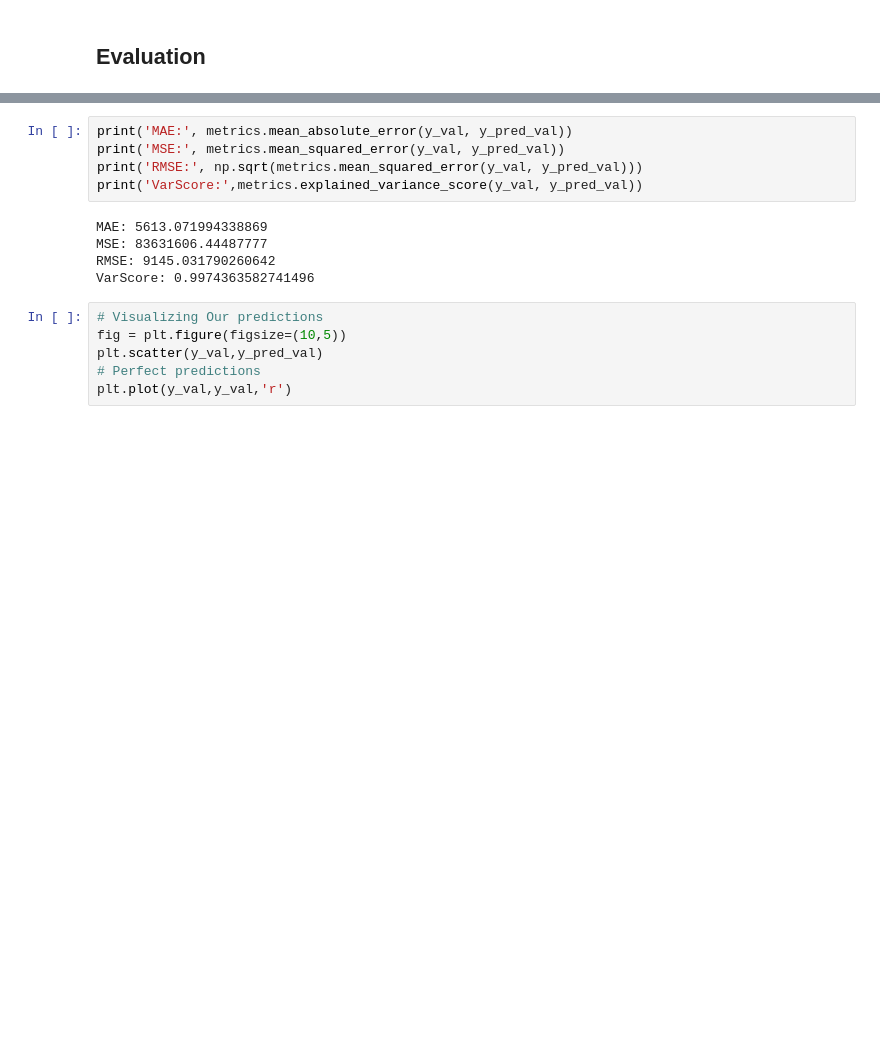
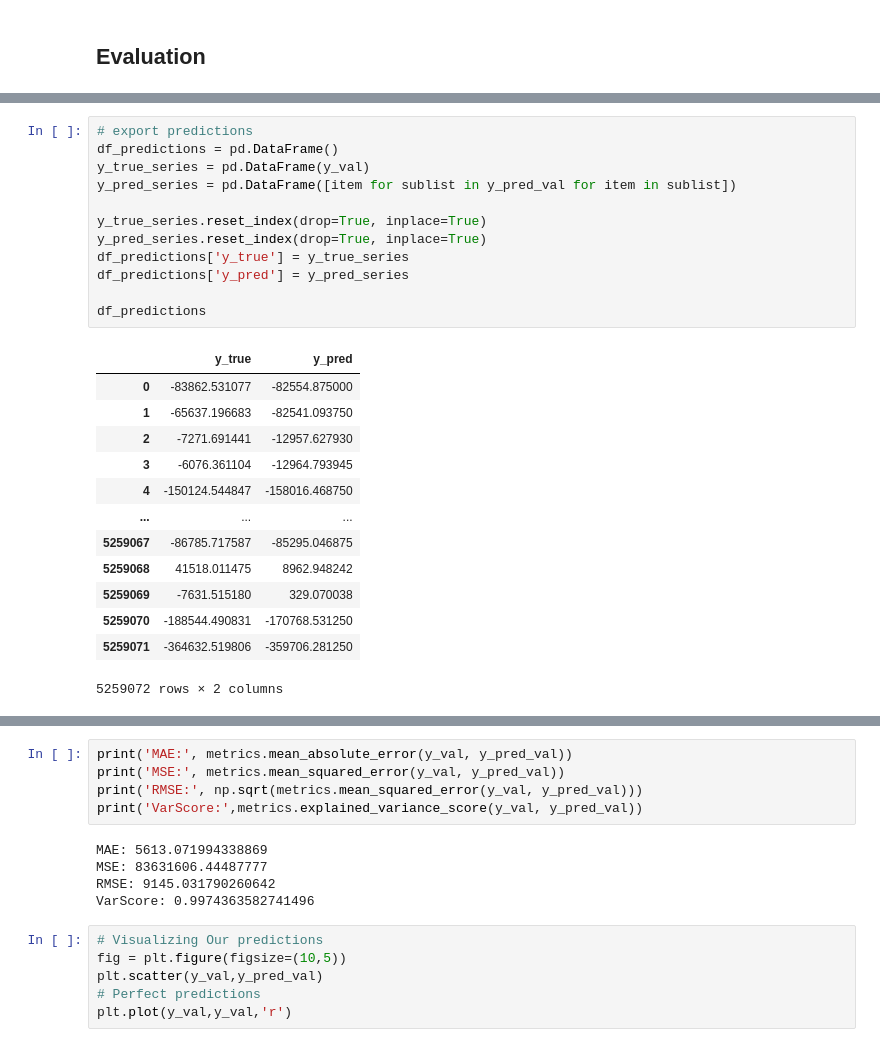
Before and after one commit to 4IT439/LIContractValue, a Jupyter notebook: neural_networks/pvcf_nn.ipynb, the cells around one changed output, grey strips where cells are left out. Saved outputs shown, nothing was run; the diff lists cells and outputs as text; blank space fills up the shorter version.

```diff
--- a/neural_networks/pvcf_nn.ipynb
+++ b/neural_networks/pvcf_nn.ipynb
@@ -199,0 +187,26 @@ Wall time: 4.56 s
+# %%
+# export predictions
+df_predictions = pd.DataFrame()
+y_true_series = pd.DataFrame(y_val)
+y_pred_series = pd.DataFrame([item for sublist in y_pred_val for item in sublist])
+
+y_true_series.reset_index(drop=True, inplace=True)
+y_pred_series.reset_index(drop=True, inplace=True)
+df_predictions['y_true'] = y_true_series
+df_predictions['y_pred'] = y_pred_series
+
+df_predictions
+# %% [output]
+|  | y_true | y_pred |
+| 0 | -83862.531077 | -82554.875000 |
+| 1 | -65637.196683 | -82541.093750 |
+| 2 | -7271.691441 | -12957.627930 |
+| 3 | -6076.361104 | -12964.793945 |
+| 4 | -150124.544847 | -158016.468750 |
+| ... | ... | ... |
+| 5259067 | -86785.717587 | -85295.046875 |
+| 5259068 | 41518.011475 | 8962.948242 |
+| 5259069 | -7631.515180 | 329.070038 |
+| 5259070 | -188544.490831 | -170768.531250 |
+| 5259071 | -364632.519806 | -359706.281250 |
+5259072 rows × 2 columns
```
Also changed, not shown: parts of 18 cells of this notebook, 2 other files.
